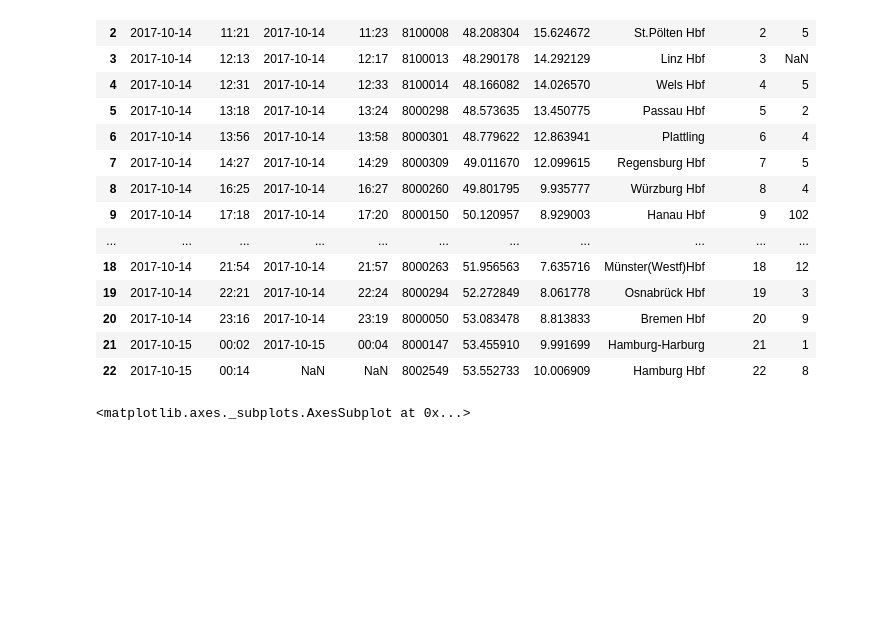
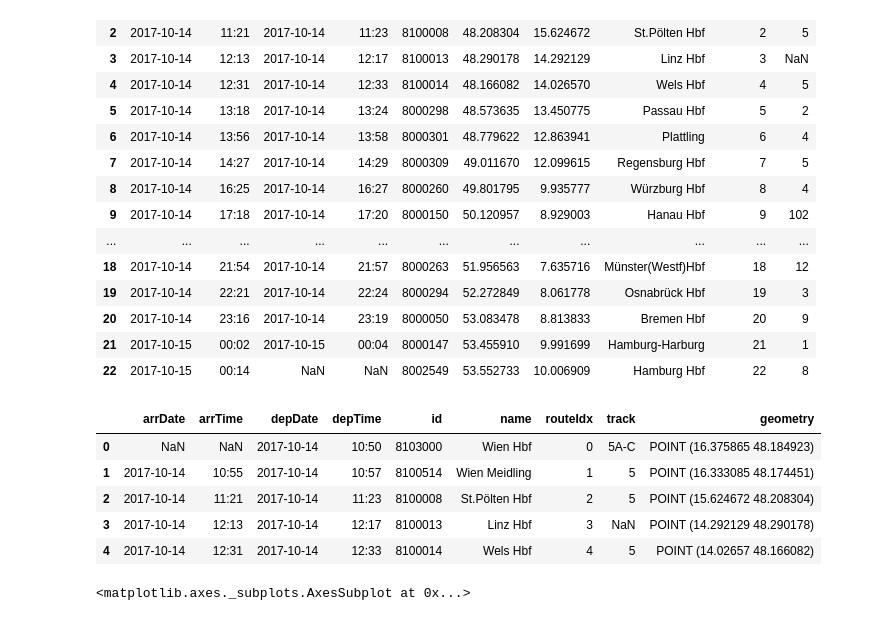
Before and after one commit to martinlarsalbert/TrainMap, a Jupyter notebook: API_test.ipynb, the cells around one changed output. Saved outputs shown, nothing was run; the diff lists cells and outputs as text; code cells hidden in the pictures; blank space fills up the shorter version.

```diff
--- a/API_test.ipynb
+++ b/API_test.ipynb
@@ -139,6 +141,15 @@ geometry = [Point(xy) for xy in zip(df_journey.lon, df_journey.lat)]
 df = df_journey.drop(['lon', 'lat'], axis=1)
 crs = {'init': 'epsg:4326'}
 geo_df = gpd.GeoDataFrame(df, crs=crs, geometry=geometry)
+# %%
+geo_df.head()
+# %% [output]
+|  | arrDate | arrTime | depDate | depTime | id | name | routeIdx | track | geometry |
+| 0 | NaN | NaN | 2017-10-14 | 10:50 | 8103000 | Wien Hbf | 0 | 5A-C | POINT (16.375865 48.184923) |
+| 1 | 2017-10-14 | 10:55 | 2017-10-14 | 10:57 | 8100514 | Wien Meidling | 1 | 5 | POINT (16.333085 48.174451) |
+| 2 | 2017-10-14 | 11:21 | 2017-10-14 | 11:23 | 8100008 | St.Pölten Hbf | 2 | 5 | POINT (15.624672 48.208304) |
+| 3 | 2017-10-14 | 12:13 | 2017-10-14 | 12:17 | 8100013 | Linz Hbf | 3 | NaN | POINT (14.292129 48.290178) |
+| 4 | 2017-10-14 | 12:31 | 2017-10-14 | 12:33 | 8100014 | Wels Hbf | 4 | 5 | POINT (14.02657 48.166082) |
 # %%
 fig,ax = plt.subplots()
 geo_df.plot(ax = ax)
```
Also changed, not shown: parts of 3 cells of this notebook.
